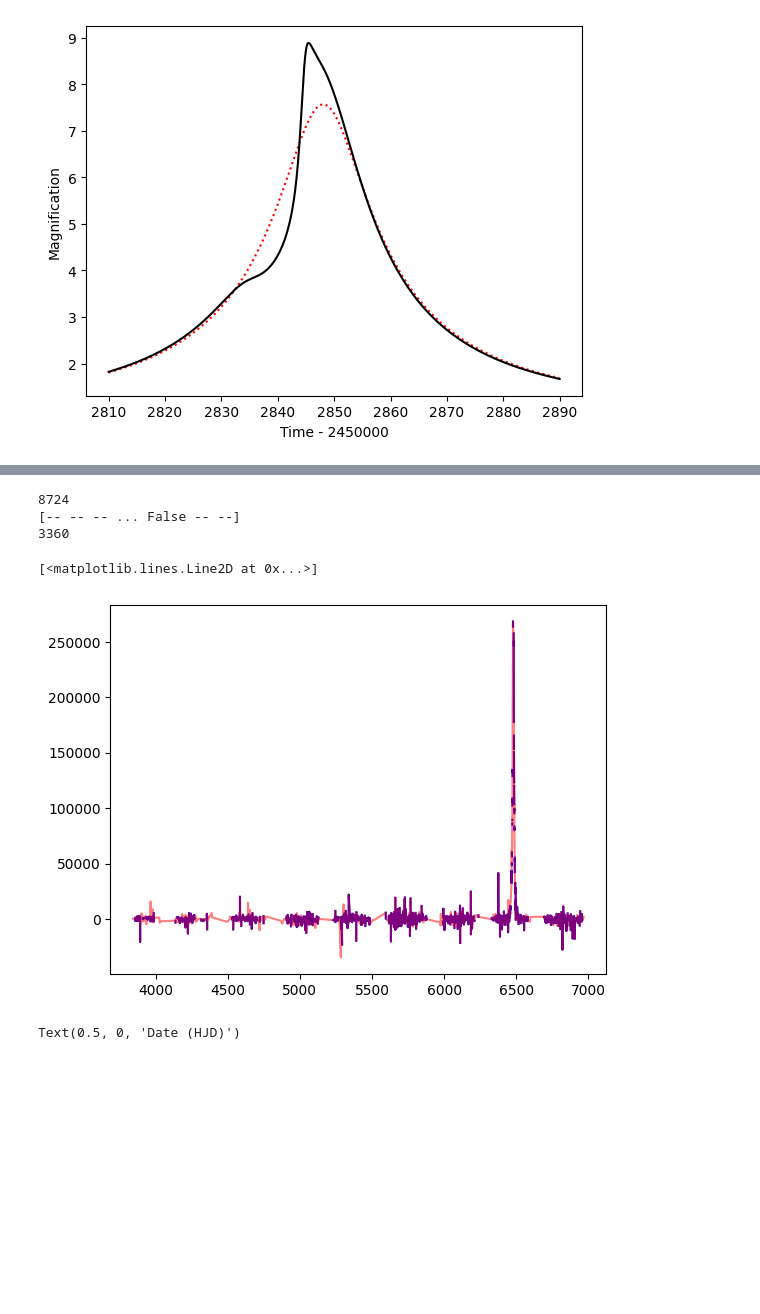
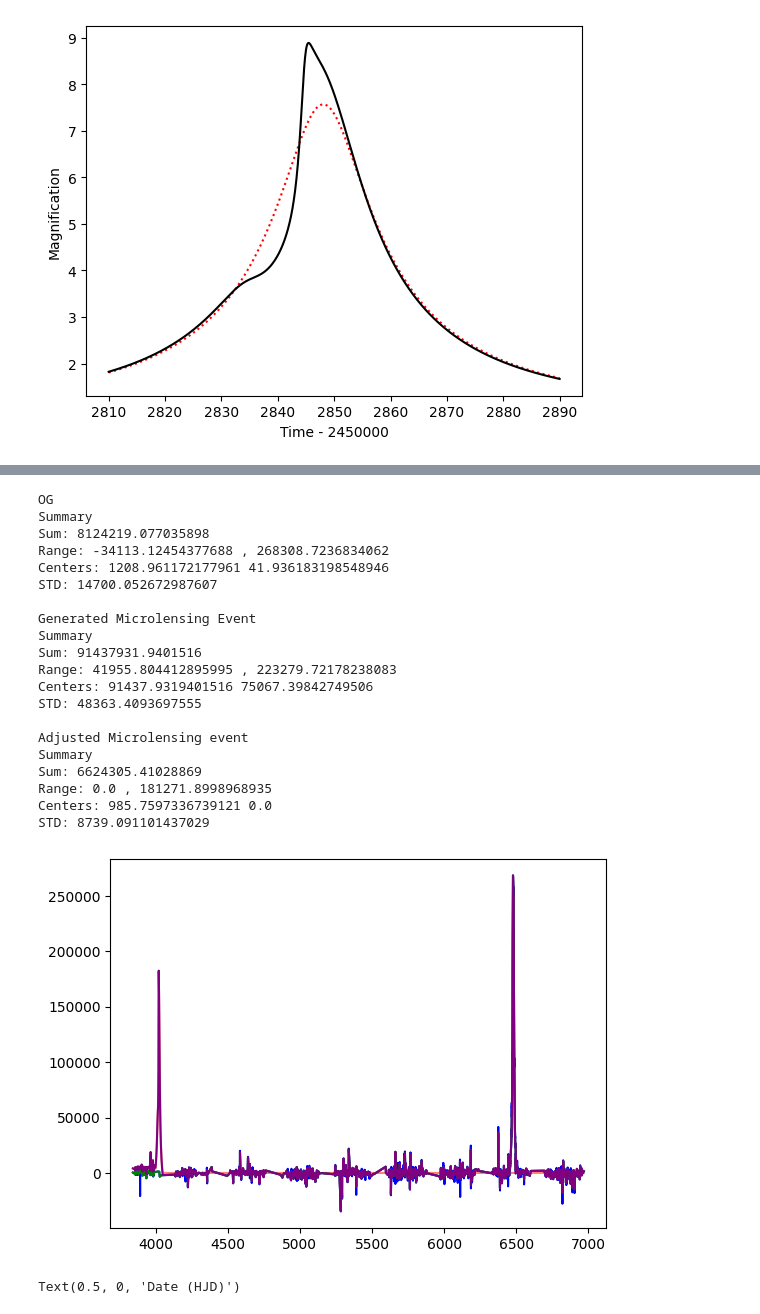
Before and after one commit to star-skelly/microlensing, a Jupyter notebook: mulens_ex.ipynb, the cells around one changed output, grey strips where cells are left out. Drawn from its saved outputs; the diff is of its cells as text; code cells hidden in the pictures; blank space fills up the shorter version.

Commit message:
light curve to flux to add to graph

```diff
--- a/mulens_ex.ipynb
+++ b/mulens_ex.ipynb
@@ -41,25 +119,59 @@ for file in tqdm(os.listdir(directory)):
 # %%
 import numpy as np
 sample = curves[0].copy()
-print(len(sample["cor_flux"]))
 plt.plot(sample['HJD'], sample["cor_flux"], color="blue")
 
 mask = np.isnan(sample["cor_flux"]) | (sample["cor_flux"] == 0)
 
-print(mask)
 
 sample.remove_rows(np.where([c.data for c in sample.mask.itercols()])[-1])
-print(len(sample["cor_flux"]))
 
 #sample.remove_rows(np.isnan(sample["cor_flux"]) | (sample["cor_flux"] == i))
+x_filled = np.linspace(min(sample['HJD']), max(sample['HJD']), 2 * len(sample['HJD']))
+sample_interpolated = np.interp(x_filled, sample['HJD'], sample['cor_flux'])
+def summarize(x):
+    print("Summary")
+    print("Sum:", np.sum(x))
+    print("Range:", np.min(x), ",", np.max(x))
+    print("Centers:", np.mean(x), np.median(x))
+    print("STD:" ,np.std(x), "\n")
 
-plt.plot(sample['HJD'], sample["cor_flux"], color="red", alpha=0.5)
+flux_gen_interpolated = np.interp(x_filled, np.arange(len(flux))/20 + 4000, flux) - min(flux)
+
+print("OG")
+summarize(sample_interpolated)
+print("Generated Microlensing Event")
+summarize(flux)
+print("Adjusted Microlensing event")
+summarize(flux_gen_interpolated)
+
+plt.plot(x_filled, flux_gen_interpolated, color="red", alpha=0.5) # shapes (6720,) and (1000,)
+plt.plot(x_filled, sample_interpolated, color="green")
+plt.plot(x_filled, sample_interpolated + flux_gen_interpolated, color="purple")
+plt.show()
+#plt.plot(sample['HJD'], sample["cor_flux"], color="red", alpha=0.5)
 # %% [output]
-8724
-[-- -- -- ... False -- --]
-3360
+OG
+Summary
+Sum: 8124219.077035898
+Range: -34113.12454377688 , 268308.7236834062
+Centers: 1208.961172177961 41.936183198548946
+STD: 14700.052672987607
+
+Generated Microlensing Event
+Summary
+Sum: 91437931.9401516
+Range: 41955.804412895995 , 223279.72178238083
+Centers: 91437.9319401516 75067.39842749506
+STD: 48363.4093697555
+
+Adjusted Microlensing event
+Summary
+Sum: 6624305.41028869
+Range: 0.0 , 181271.8998968935
+Centers: 985.7597336739121 0.0
+STD: 8739.091101437029
-[<matplotlib.lines.Line2D at 0x...>]
-[figure, old version]
+[figure, new version]
 # %%
 import matplotlib.pyplot as plt
 import numpy as np
```
Also changed, not shown: parts of 4 cells of this notebook, 3 other files.
